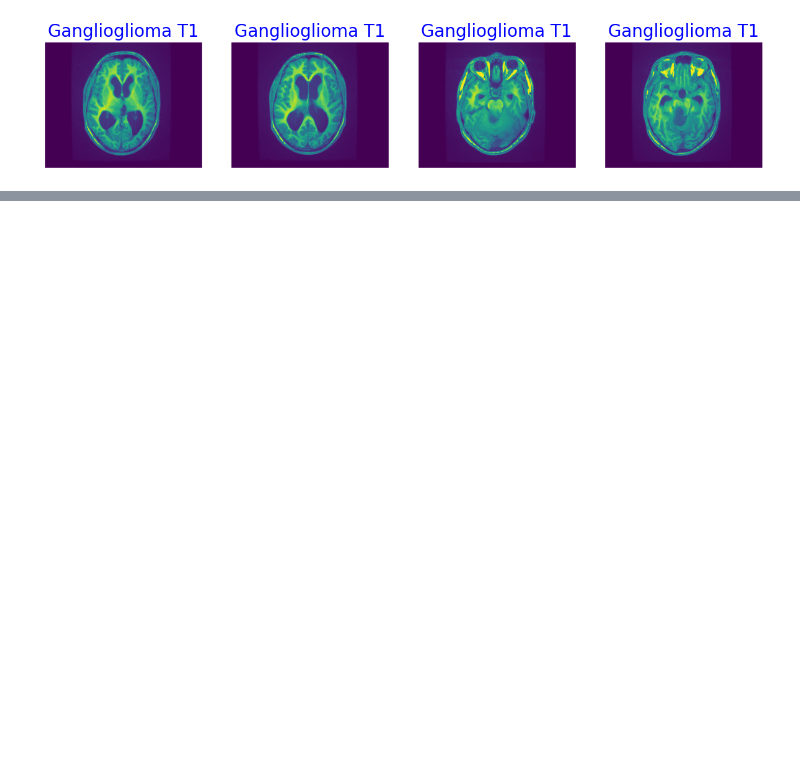
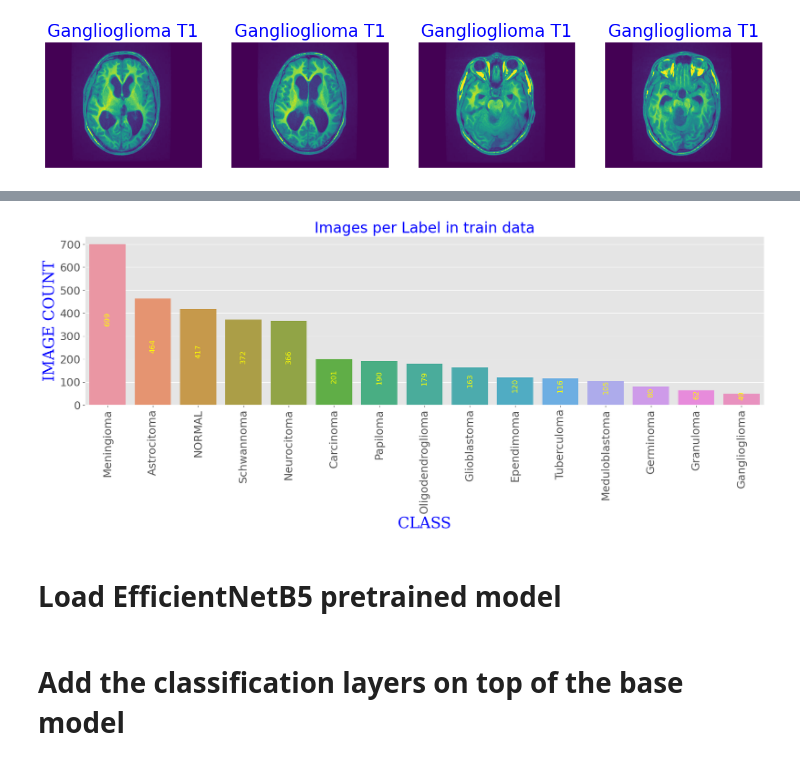
Before and after one commit to bassantmedhat/Brain_Tumor_Classification, a Jupyter notebook: Model.ipynb, the cells around one changed output, grey strips where cells are left out. Cells and saved outputs as stored; diff of their text form; code cells hidden in the pictures; blank space fills up the shorter version.

```diff
--- a/Model.ipynb
+++ b/Model.ipynb
@@ -75,0 +323,25 @@ plot_class(classes[9])
+# %%
+def split_data(tr_dir, val_dir=None, ts_dir=None):
+    '''
+        This function split data into train, valid, and test after convert it to a dataframe.
+        Dataset can be in several formats, it can contain train, valid, and test data, or it can contain only train and test data, etc.
+        It depends on other needed function:
+        - full_data function that contain only a directory of data and it is not splitted.
+        - tr_ts_data function that contain train and test directory of data.
+        - tr_val_ts_data function that contain the three directory of data train, valid, and test.
+    '''
+
+    # No Validation or Test data
+    if val_dir == '' and ts_dir == '':
+        train_df, valid_df, test_df = full_data(tr_dir)
+        return train_df, valid_df, test_df
+
+    # No Validation data
+    elif val_dir == '' and ts_dir != '':
+        train_df, valid_df, test_df = tr_ts_data(tr_dir, ts_dir)
+        return train_df, valid_df, test_df
+
+    # All data existed
+    elif val_dir != '' and ts_dir != '':
+        train_df, valid_df, test_df = tr_val_ts_data(tr_dir, val_dir, ts_dir)
+        return train_df, valid_df, test_df
@@ -75,0 +492,6 @@ plot_class(classes[9])
+# %%
+plot_label_count(train_df, 'train')
+# %% [output]
+[figure, added]
+# %% [markdown]
+# **Load EfficientNetB5 pretrained model**
@@ -75,0 +510,2 @@ plot_class(classes[9])
+# %% [markdown]
+# **Add the classification layers on top of the base model**
```
Also changed, not shown: parts of 40 cells of this notebook.
